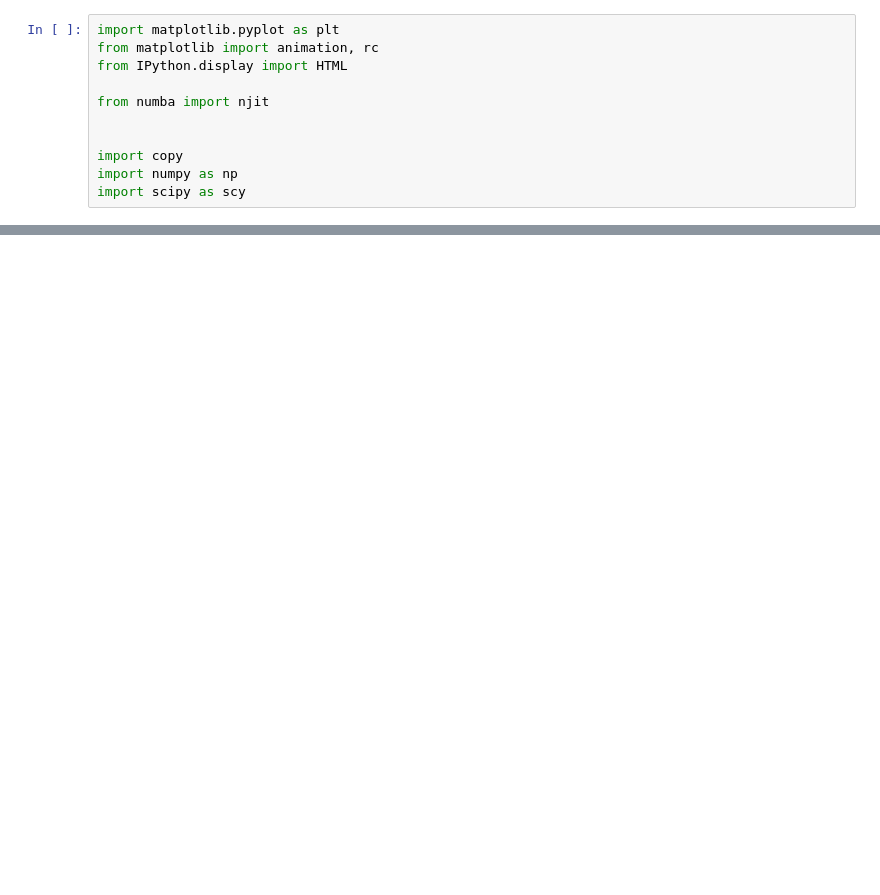
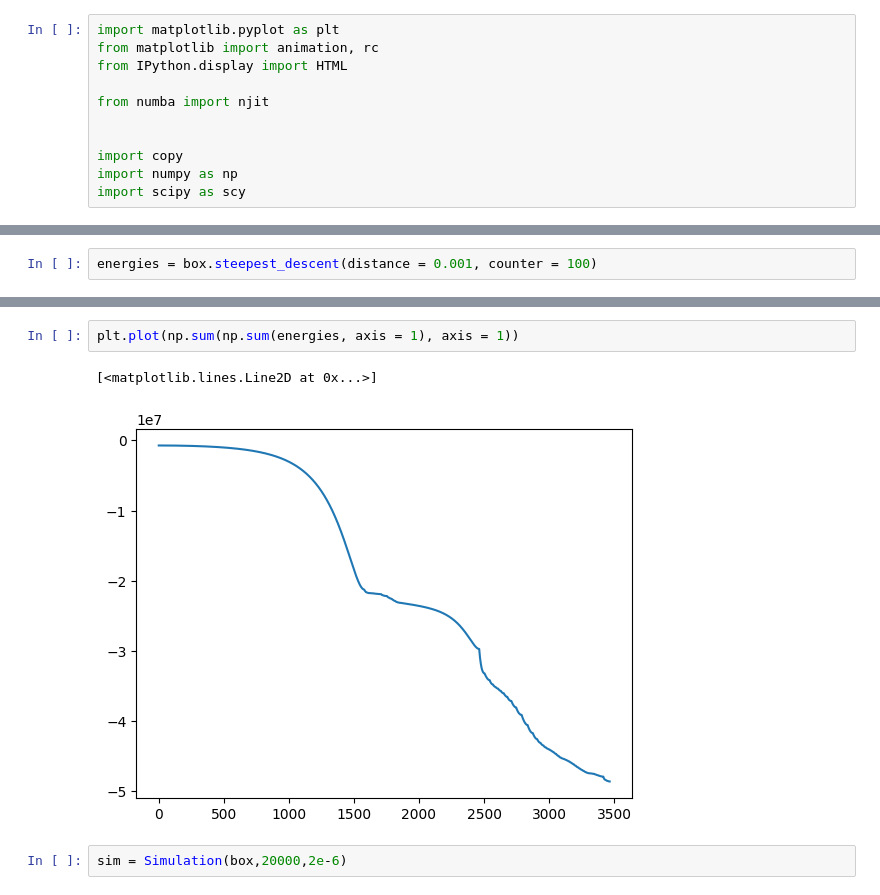
Before and after one commit to JONNeKK/ccs, a Jupyter notebook: week_3/aufraeumen_und_optimieren.ipynb, the cells around one changed output, grey strips where cells are left out. Cells and saved outputs as stored; diff of their text form; blank space fills up the shorter version.

```diff
--- a/week_3/aufraeumen_und_optimieren.ipynb
+++ b/week_3/aufraeumen_und_optimieren.ipynb
@@ -209,0 +409,2 @@ array([ 2.61291467, -1.41731398])
+# %%
+energies = box.steepest_descent(distance = 0.001, counter = 100)
@@ -210 +429,8 @@ array([ 2.61291467, -1.41731398])
+# %%
+plt.plot(np.sum(np.sum(energies, axis = 1), axis = 1))
+# %% [output]
+[<matplotlib.lines.Line2D at 0x...>]
+[figure, added]
+# %%
+sim = Simulation(box,20000,2e-6)
 # %%
```
Also changed, not shown: parts of 22 cells of this notebook, 1 other file.
